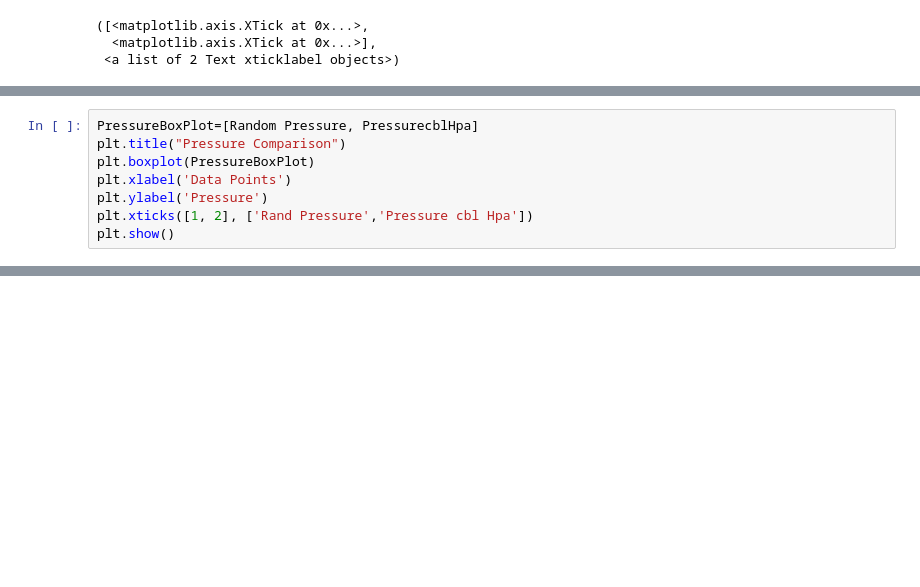
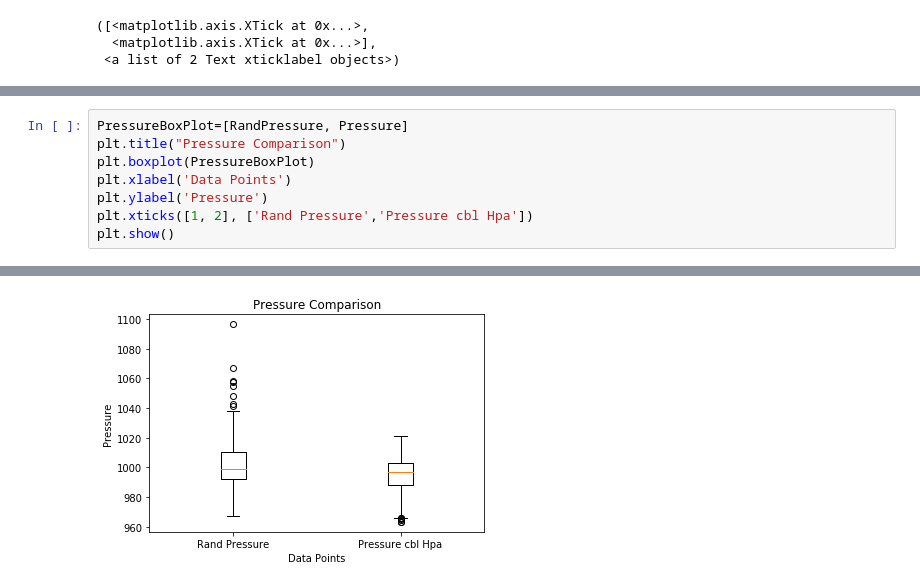
Before and after one commit to shanecanny1/Program-for-Data-Analysis-Project, a Jupyter notebook: Programming for Data Analysis Project.ipynb, the cells around one changed output, grey strips where cells are left out. Cells and saved outputs as stored; diff of their text form; blank space fills up the shorter version.

```diff
--- a/Programming for Data Analysis Project.ipynb
+++ b/Programming for Data Analysis Project.ipynb
@@ -377,5 +365,5 @@ plt.show()
 # %%
-PressureBoxPlot=[Random Pressure, PressurecblHpa]
+PressureBoxPlot=[RandPressure, Pressure]
 plt.title("Pressure Comparison")
 plt.boxplot(PressureBoxPlot)
 plt.xlabel('Data Points')
@@ -386,0 +374 @@ SyntaxError: invalid syntax (<ipython-input-79-6dcd94e168cd>, line 1)
+[figure, added]
```
Also changed, not shown: parts of 31 cells of this notebook.
